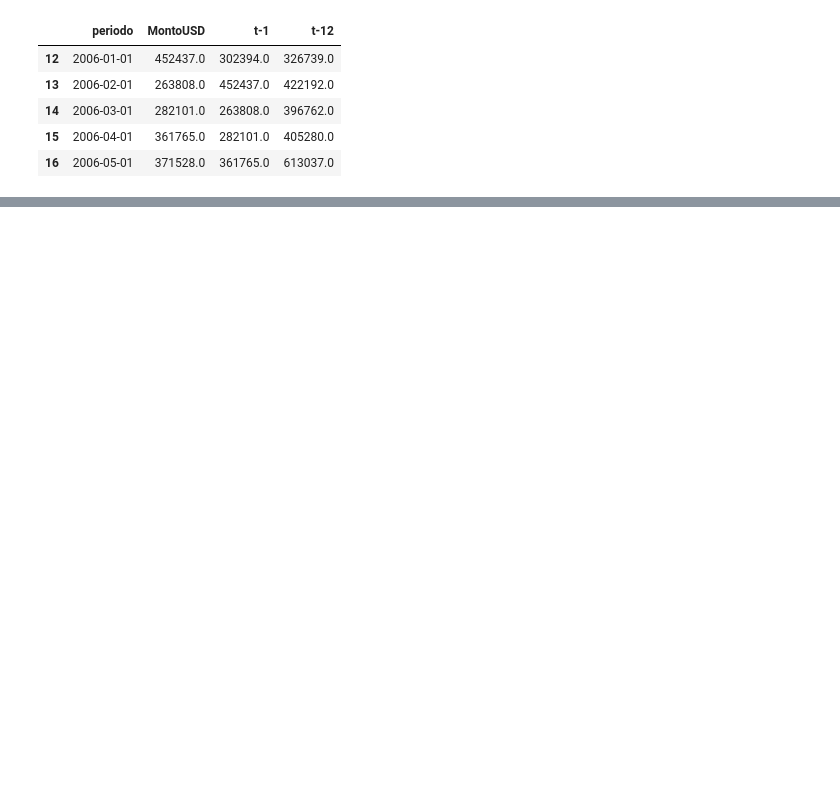
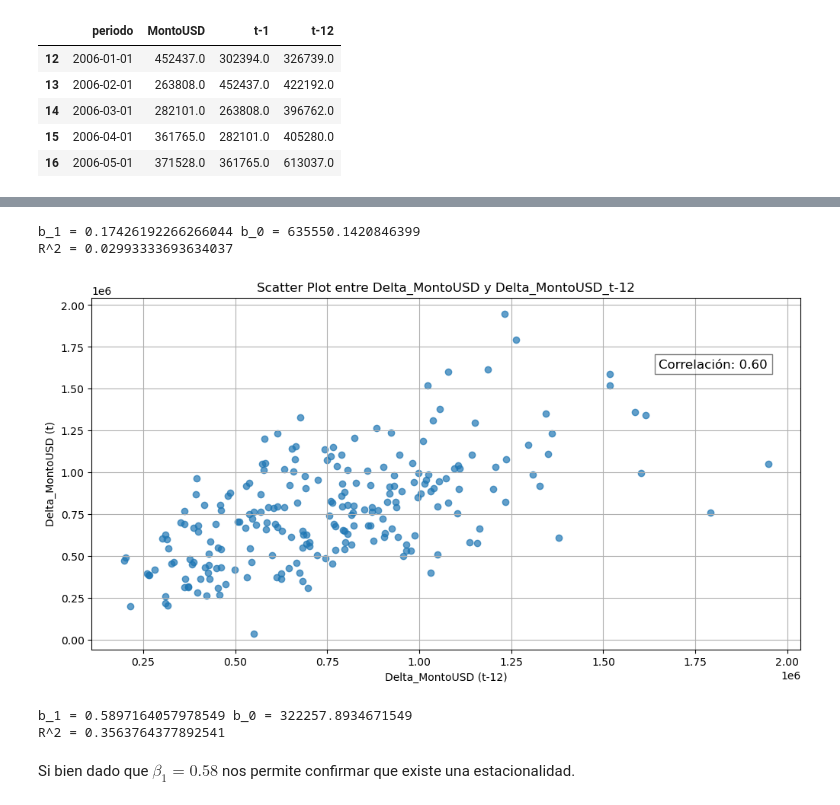
Before and after one commit to Gaddran/Tarea3AnalisisDatos, a Jupyter notebook: notebooks/TareaAnalisis.ipynb, the cells around one changed output, grey strips where cells are left out. Saved outputs shown, nothing was run; the diff lists cells and outputs as text; code cells hidden in the pictures; blank space fills up the shorter version.

```diff
--- a/notebooks/TareaAnalisis.ipynb
+++ b/notebooks/TareaAnalisis.ipynb
@@ -798,0 +615,40 @@ Modelo autoregresivo de Orden
+# %%
+ar1= LinearRegression(fit_intercept=True)
+ar1.fit(X=df_monthly[['t-1']], y=df_monthly['MontoUSD'])
+
+print("b_1 =",ar1.coef_[0],"b_0 =",ar1.intercept_)
+print("R^2 =",ar1.score(df_monthly[['t-1']], df_monthly['MontoUSD']))
+# %% [output]
+b_1 = 0.17426192266266044 b_0 = 635550.1420846399
+R^2 = 0.02993333693634037
+# %%
+
+# Calcular la correlación entre Delta_MontoUSD y Delta_MontoUSD_t-1
+correlacion = np.corrcoef(df_monthly['MontoUSD'], df_monthly['t-12'])[0, 1]
+
+# Crear el gráfico de dispersión
+plt.figure(figsize=(12, 6))
+plt.scatter(df_monthly['t-12'], df_monthly['MontoUSD'], alpha=0.7)
+
+
+# Añadir etiquetas y título
+plt.title('Scatter Plot entre Delta_MontoUSD y Delta_MontoUSD_t-12')
+plt.xlabel('Delta_MontoUSD (t-12)')
+plt.ylabel('Delta_MontoUSD (t)')
+plt.annotate(xy=(0.8,0.8), text=f'Correlación: {correlacion:.2f}', fontsize=12, bbox=dict(facecolor='white', alpha=0.5), xycoords='axes fraction')
+
+# Mostrar el gráfico
+plt.grid(True)
+plt.show()
+# %% [output]
+[figure, added]
+# %%
+ar12= LinearRegression(fit_intercept=True)
+ar12.fit(X=df_monthly[['t-12']], y=df_monthly['MontoUSD'])
+print("b_1 =",ar12.coef_[0],"b_0 =",ar12.intercept_)
+print("R^2 =",ar12.score(df_monthly[['t-12']], df_monthly['MontoUSD']))
+# %% [output]
+b_1 = 0.5897164057978549 b_0 = 322257.8934671549
+R^2 = 0.3563764377892541
+# %% [markdown]
+Si bien dado que $\beta_1 = 0.58$ nos permite confirmar que existe una estacionalidad.
```
Also changed, not shown: parts of 85 cells of this notebook, 1 other file.
